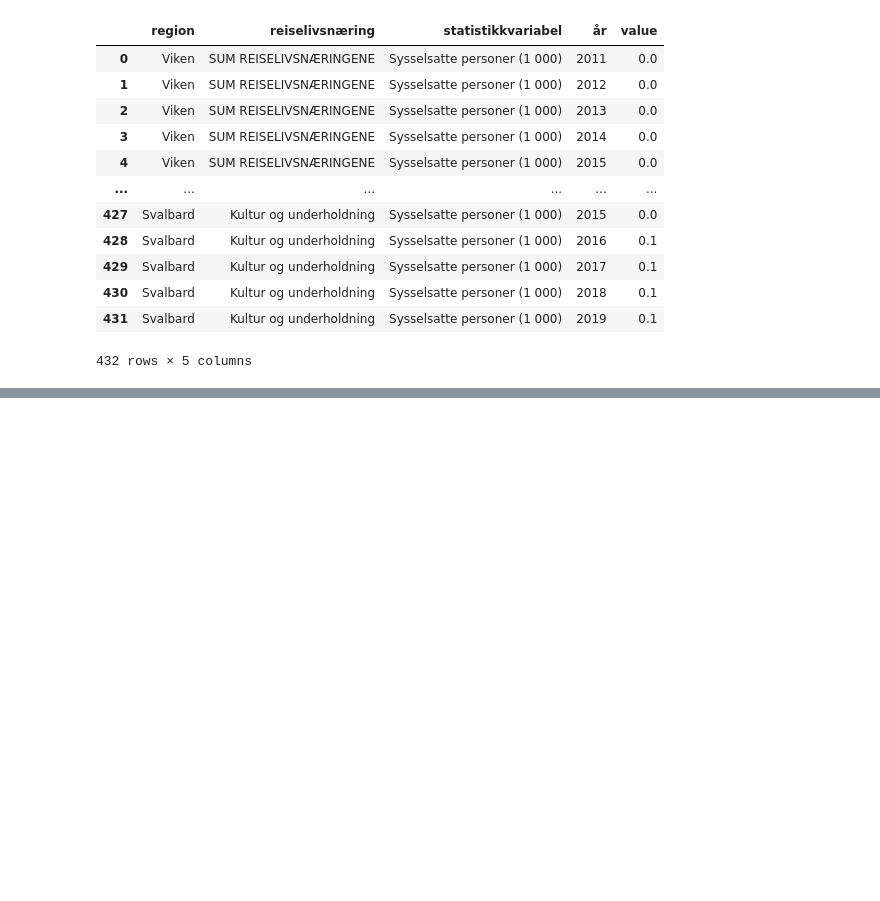
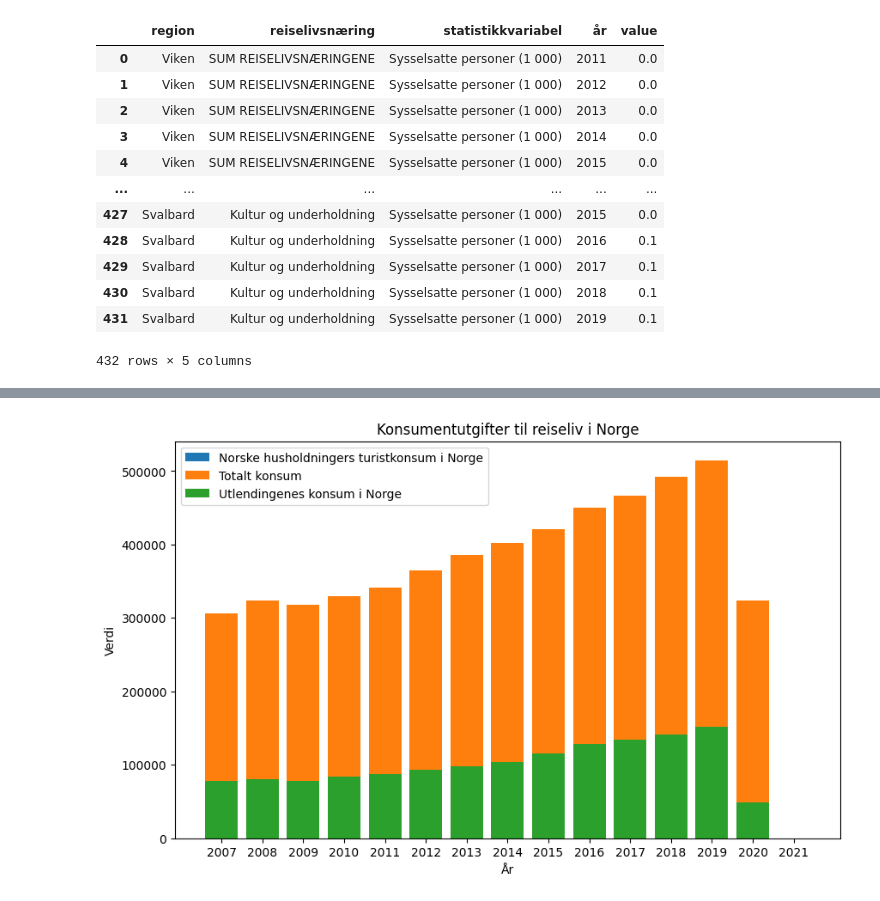
Before and after one commit to Jowiam/Kibisis, a Jupyter notebook: mappe1.ipynb, the cells around one changed output, grey strips where cells are left out. Cells and saved outputs as stored; diff of their text form; code cells hidden in the pictures; blank space fills up the shorter version.

```diff
--- a/mappe1.ipynb
+++ b/mappe1.ipynb
@@ -294,0 +314,19 @@ NHO Reiseliv er den største arbeidsgiverorganisasjonen for reiselivet i Norge.
+# %%
+#hent nødvendig data fra df
+df_grouped = df.groupby(['konsumentgruppe', 'år'])['value'].sum().reset_index()
+
+# plot data
+fig, ax = plt.subplots(figsize=(10, 6))
+for label, group in df_grouped.groupby('konsumentgruppe'):
+    ax.bar(group['år'], group['value'], label=label)
+
+# Sett tittel, x- og y-akse, og legg til legend
+ax.set_title('Konsumentutgifter til reiseliv i Norge')
+ax.set_xlabel('År')
+ax.set_ylabel('Verdi')
+ax.legend()
+
+# Display
+plt.show()
+# %% [output]
+[figure, added]
```
Also changed, not shown: parts of 7 cells of this notebook.
